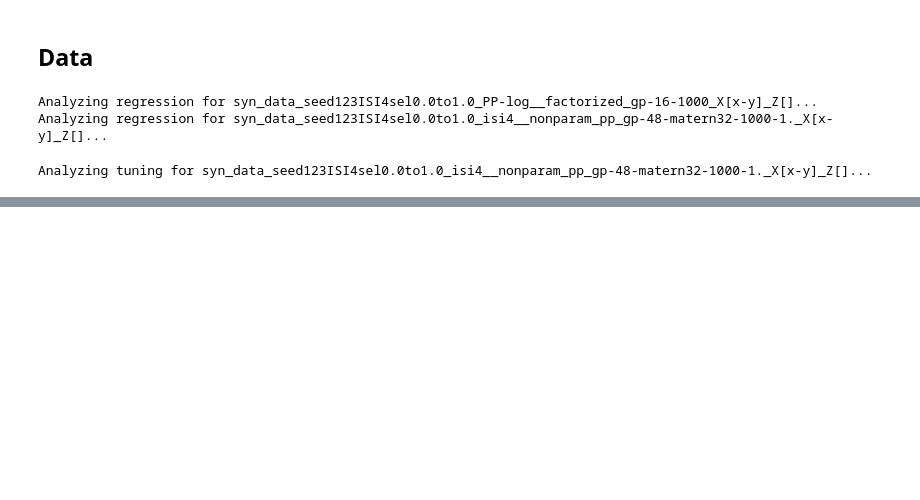
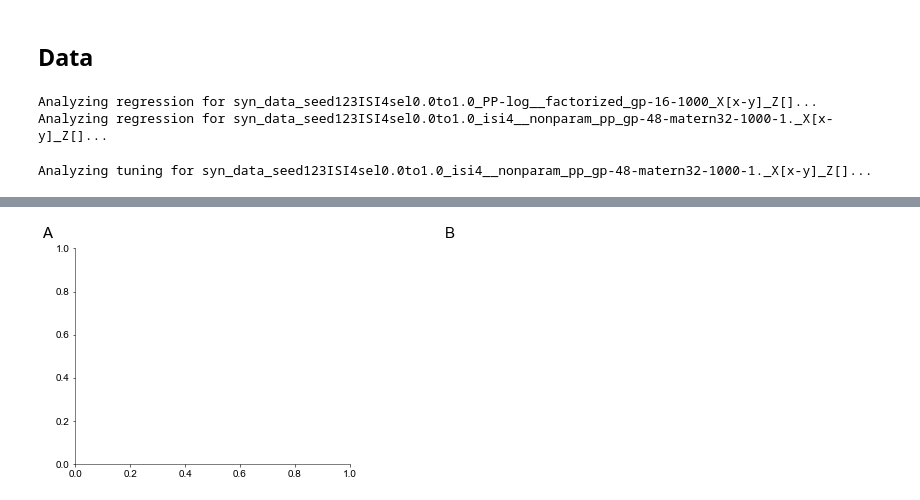
Before and after one commit to davindicode/nonparametric-nonrenewal-process, a Jupyter notebook: scripts/analysis/synthetic.ipynb, the cells around one changed output, grey strips where cells are left out. Drawn from its saved outputs; the diff is of its cells as text; code cells hidden in the pictures; blank space fills up the shorter version.

```diff
--- a/scripts/analysis/synthetic.ipynb
+++ b/scripts/analysis/synthetic.ipynb
@@ -81,0 +90,22 @@ NameError: name 'train_ell' is not defined
+# %%
+fig = plt.figure(figsize=(8, 3))
+fig.text(-0.05, 1.05, 'A', fontsize=15, ha='center')
+fig.text(0.65, 1.05, 'B', fontsize=15, ha='center')
+
+
+
+widths = [1, 1]
+heights = [1]
+spec = fig.add_gridspec(ncols=len(widths), nrows=len(heights), width_ratios=widths,
+                        height_ratios=heights, top=1.0, bottom=0.0,
+                        left=0.0, right=1., wspace=0.1)
+
+ax = fig.add_subplot(spec[0, 0])
+
+
+
+
+
+plt.show()
+# %% [output]
+[figure, added]
```
Also changed, not shown: parts of 5 cells of this notebook, 6 other files.
